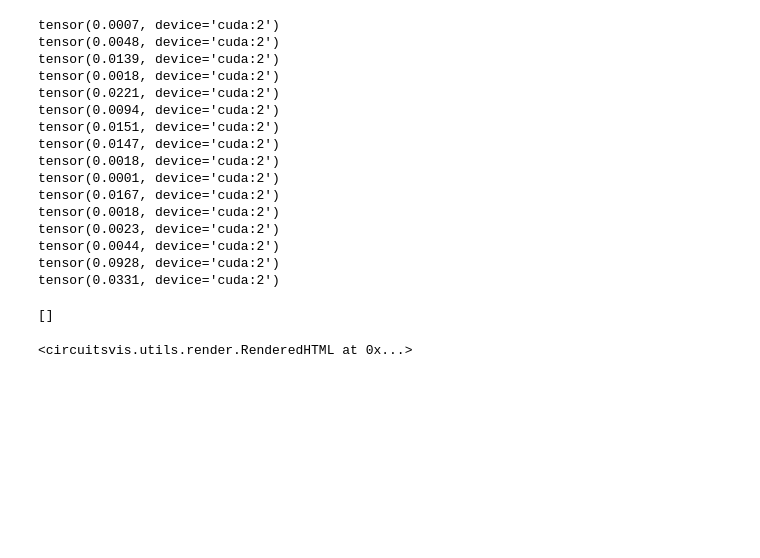
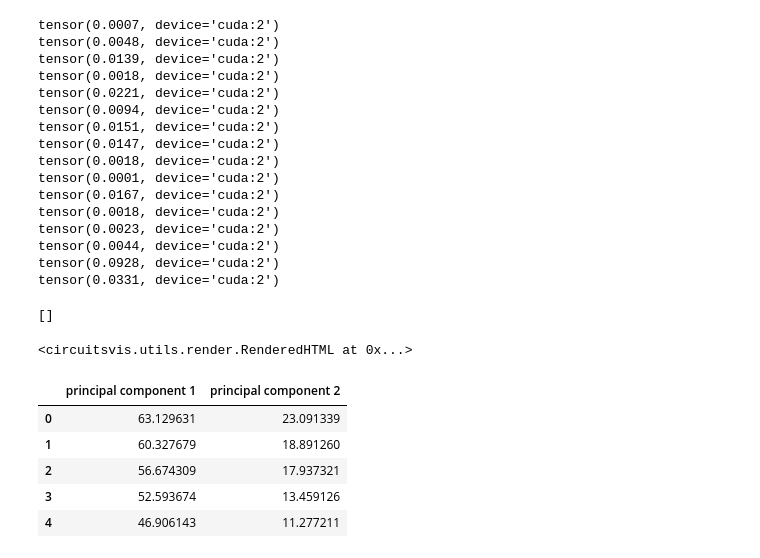
Before and after one commit to sudiptog81/llm-training-dynamics, a Jupyter notebook: TrainingDynamics-attn-only-2l.ipynb, the cells around one changed output. Cells and saved outputs as stored; diff of their text form; code cells hidden in the pictures; blank space fills up the shorter version.

```diff
--- a/TrainingDynamics-attn-only-2l.ipynb
+++ b/TrainingDynamics-attn-only-2l.ipynb
@@ -534,0 +545,12 @@ cv.logits.token_log_probs(
+# %%
+import pandas as pd
+principalDf = pd.DataFrame(data = principalComponents
+             , columns = ['principal component 1', 'principal component 2'])
+principalDf.head()
+# %% [output]
+|  | principal component 1 | principal component 2 |
+| 0 | 63.129631 | 23.091339 |
+| 1 | 60.327679 | 18.891260 |
+| 2 | 56.674309 | 17.937321 |
+| 3 | 52.593674 | 13.459126 |
+| 4 | 46.906143 | 11.277211 |
```
Also changed, not shown: parts of 3 cells of this notebook, 20 other files.
